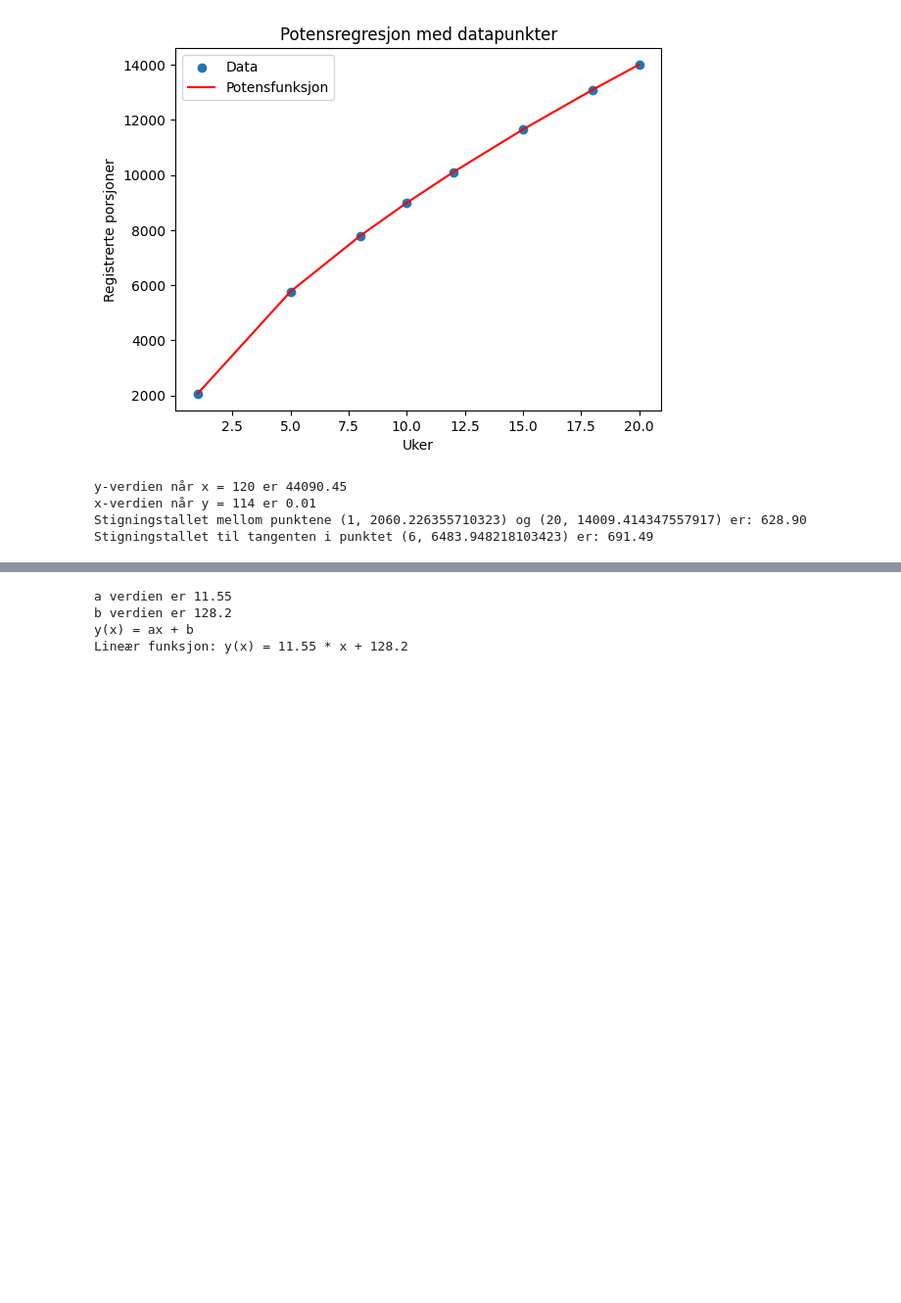
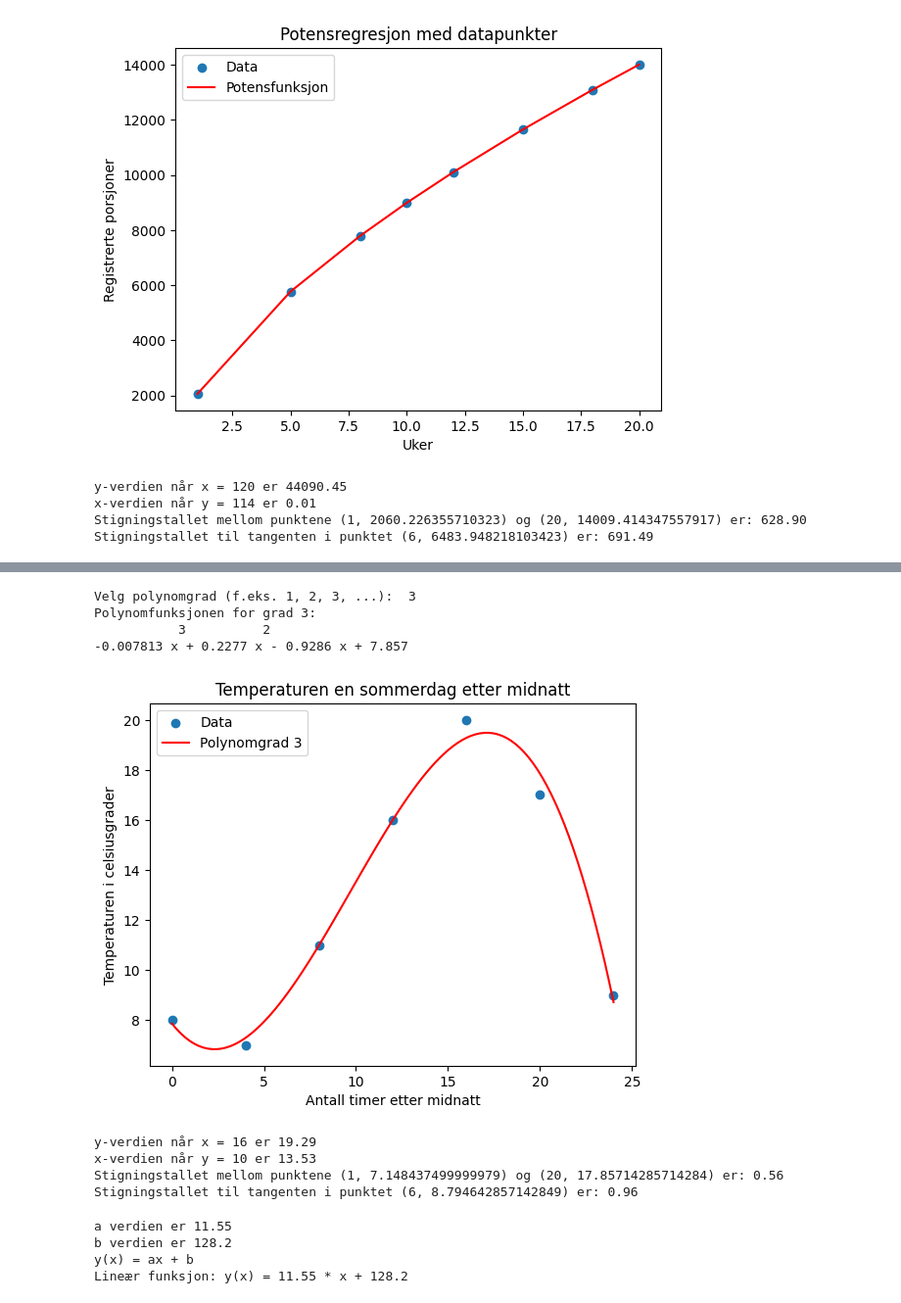
Before and after one commit to hanska91/Matematikk-2P-Y, a Jupyter notebook: Matematikkboka 2P-Y + Litt annet.ipynb, the cells around one changed output, grey strips where cells are left out. Shown at 98% size. Saved outputs shown, nothing was run; the diff lists cells and outputs as text; code cells hidden in the pictures; blank space fills up the shorter version.

```diff
--- a/Matematikkboka 2P-Y + Litt annet.ipynb
+++ b/Matematikkboka 2P-Y + Litt annet.ipynb
@@ -2969,3 +2893,82 @@ Stigningstallet til tangenten i punktet (6, -0.6439147121535002) er: 0.16
+# %%
+import numpy as np
+import matplotlib.pyplot as plt
+from scipy import optimize
+
+# Dummy data
+x = np.array([0, 4, 8, 12, 16, 20, 24])  # Eksempel data
+y = np.array([8, 7, 11, 16, 20, 17, 9])  # Eksempel data
+
+# Funksjon for å beregne polynomregresjon og la brukeren velge grad
+def polynomial_regression(x, y):
+    # La brukeren velge grad på polynomet
+    n = int(input("Velg polynomgrad (f.eks. 1, 2, 3, ...): "))
+
+    # Beregn polynomkoeffisientene for valgt grad
+    coefficients = np.polyfit(x, y, n)
+    p = np.poly1d(coefficients)
+
+    # Skriv ut polynomfunksjonen
+    np.set_printoptions(precision=3)
+    print(f"Polynomfunksjonen for grad {n}:")
+    print(p)
+
+    return p
+
+# Beregn polynomregresjon med brukerens valgte grad
+p = polynomial_regression(x, y)
+
+# Lag et plott av dataene og polynomregresjonen
+x_plot = np.linspace(min(x), max(x), 100)
+plt.scatter(x, y, label='Data')
+plt.plot(x_plot, p(x_plot), color='red', label=f'Polynomgrad {p.order}')
+
+# Sett aksetitler
+plt.xlabel('Antall timer etter midnatt')
+plt.ylabel('Temperaturen i celsiusgrader')
+
+# Legg til en overskrift
+plt.title("Temperaturen en sommerdag etter midnatt")
+plt.legend()
+plt.show()
+
+# Finn y-verdien når x = ...
+x_verdi = 16
+y_verdi = p(x_verdi)
+print(f"y-verdien når x = {x_verdi} er {y_verdi:.2f}")
+
+# Finn x-verdien når y = ...
+y_verdi = 10
+x_verdi = p(y_verdi)
+print(f"x-verdien når y = {y_verdi} er {x_verdi:.2f}")
+
+# Finn stigningstallet mellom to punkter (rett linje)
+x1 = 1
+x2 = 20
+y1 = p(x1)
+y2 = p(x2)
+
+m = (y2 - y1) / (x2 - x1)
+
+print("Stigningstallet mellom punktene ({}, {}) og ({}, {}) er: {:.2f}".format(x1, y1, x2, y2, m))
+
+# Finn stigningstallet i et valgt punkt
+x3 = 6
+y3 = p(x3)
+
+m_tangent = np.polyder(p)(x3)
+
+print("Stigningstallet til tangenten i punktet ({}, {}) er: {:.2f}".format(x3, y3, m_tangent))
+# %% [output]
+Velg polynomgrad (f.eks. 1, 2, 3, ...):  3
+Polynomfunksjonen for grad 3:
+           3          2
+-0.007813 x + 0.2277 x - 0.9286 x + 7.857
+[figure, added]
+y-verdien når x = 16 er 19.29
+x-verdien når y = 10 er 13.53
+Stigningstallet mellom punktene (1, 7.148437499999979) og (20, 17.85714285714284) er: 0.56
+Stigningstallet til tangenten i punktet (6, 8.794642857142849) er: 0.96
 # %%
 # Lineær regresjon
 import numpy as np
```
Also changed, not shown: parts of 2 cells of this notebook.
